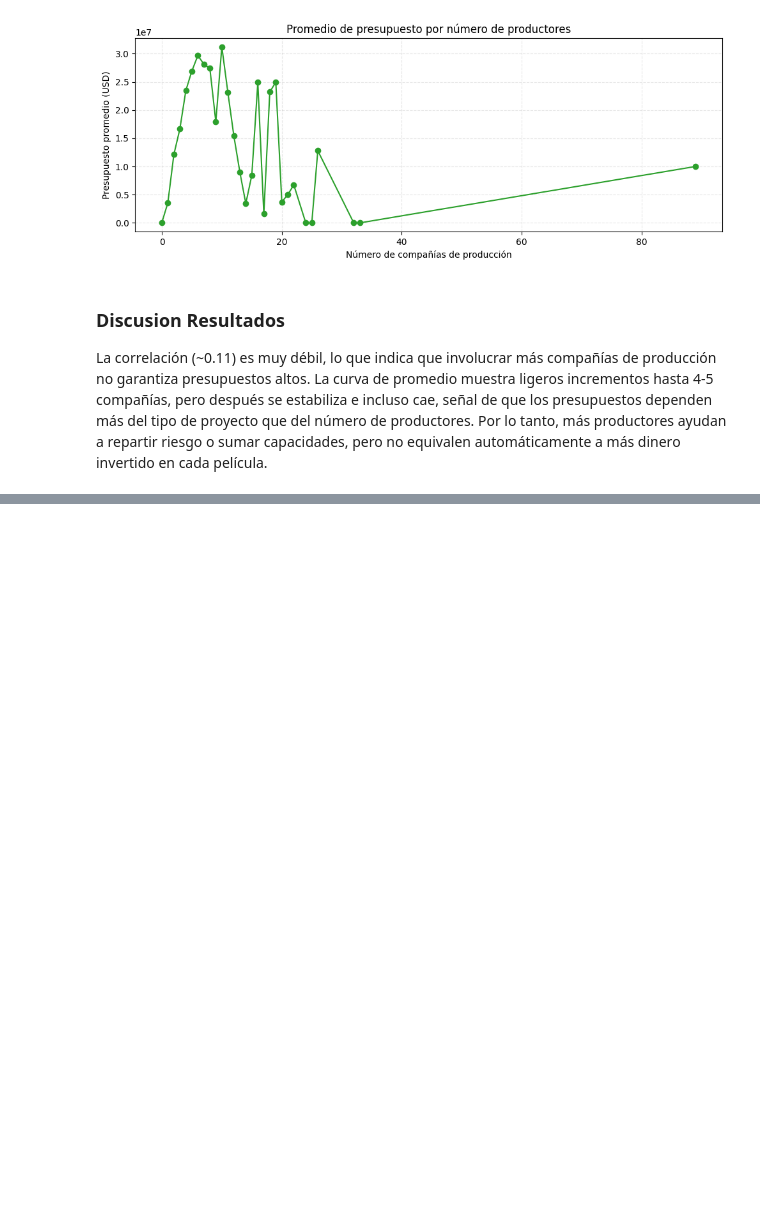
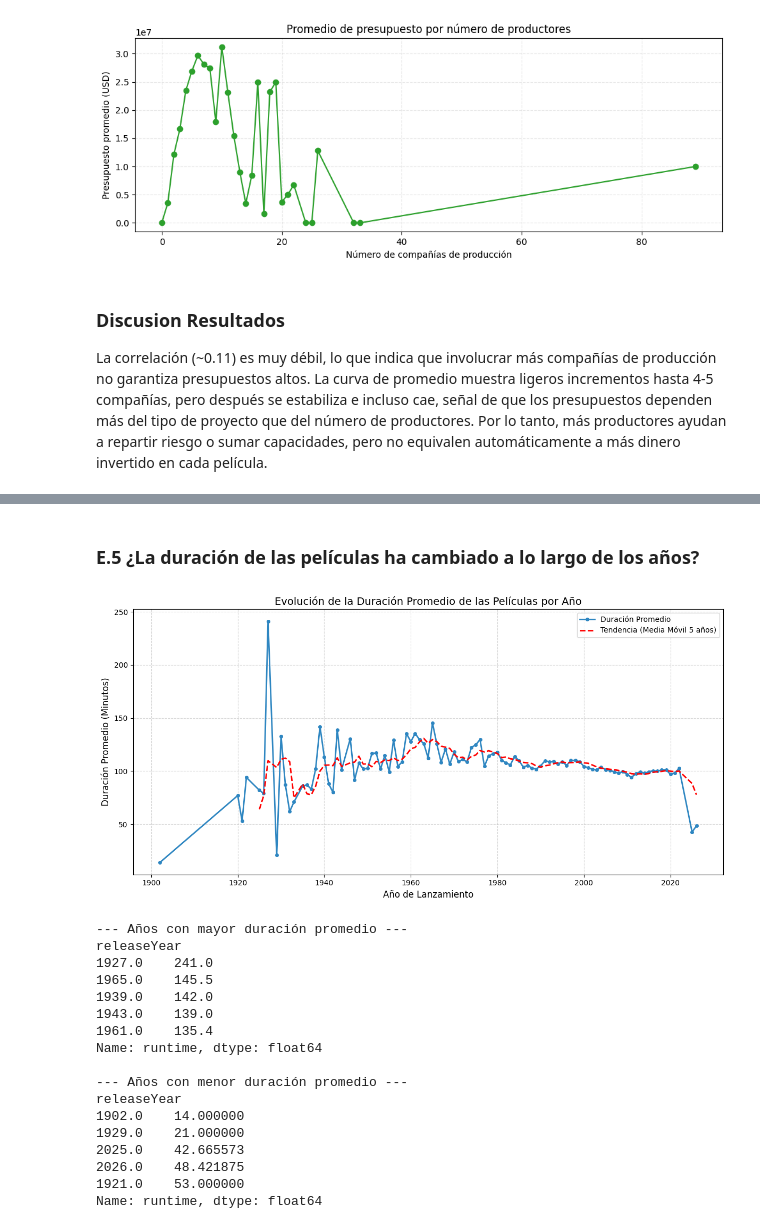
Before and after one commit to Vann06/Mineria_Datos, a Jupyter notebook: preguntas_extras.ipynb, the cells around one changed output, grey strips where cells are left out. Saved outputs shown, nothing was run; the diff lists cells and outputs as text; code cells hidden in the pictures; blank space fills up the shorter version.

```diff
--- a/preguntas_extras.ipynb
+++ b/preguntas_extras.ipynb
@@ -193,0 +292,56 @@ Por lo tanto, más productores ayudan a repartir riesgo o sumar capacidades, per
+# %% [markdown]
+### E.5 ¿La duración de las películas ha cambiado a lo largo de los años?
+# %%
+# 1. PREPARACIÓN DE DATOS
+df['releaseYear'] = pd.to_numeric(df['releaseYear'], errors='coerce')
+df['runtime'] = pd.to_numeric(df['runtime'], errors='coerce')
+
+df_time = df.dropna(subset=['releaseYear', 'runtime'])
+df_time = df_time[(df_time['runtime'] > 0) & (df_time['runtime'] < 400)]
+
+# 2. CÁLCULO (Agrupación)
+duracion_por_anio = df_time.groupby('releaseYear')['runtime'].mean()
+
+# 3. GRÁFICO DE LÍNEA
+plt.figure(figsize=(12, 6))
+
+plt.plot(duracion_por_anio.index, duracion_por_anio.values,
+         color='#2E86C1', linewidth=2, marker='o', markersize=4, label='Duración Promedio')
+
+
+rolling_mean = duracion_por_anio.rolling(window=5).mean()
+plt.plot(rolling_mean.index, rolling_mean.values,
+         color='red', linestyle='--', linewidth=2, label='Tendencia (Media Móvil 5 años)')
+
+plt.title('Evolución de la Duración Promedio de las Películas por Año', fontsize=14)
+plt.xlabel('Año de Lanzamiento', fontsize=12)
+plt.ylabel('Duración Promedio (Minutos)', fontsize=12)
+plt.grid(True, linestyle='--', alpha=0.5)
+plt.legend()
+
+
+plt.tight_layout()
+plt.show()
+print("--- Años con mayor duración promedio ---")
+print(duracion_por_anio.sort_values(ascending=False).head(5))
+print("\n--- Años con menor duración promedio ---")
+print(duracion_por_anio.sort_values().head(5))
+# %% [output]
+[figure, added]
+--- Años con mayor duración promedio ---
+releaseYear
+1927.0    241.0
+1965.0    145.5
+1939.0    142.0
+1943.0    139.0
+1961.0    135.4
+Name: runtime, dtype: float64
+
+--- Años con menor duración promedio ---
+releaseYear
+1902.0    14.000000
+1929.0    21.000000
+2025.0    42.665573
+2026.0    48.421875
+1921.0    53.000000
+Name: runtime, dtype: float64
```
Also changed, not shown: parts of 6 cells of this notebook, 2 other files.
